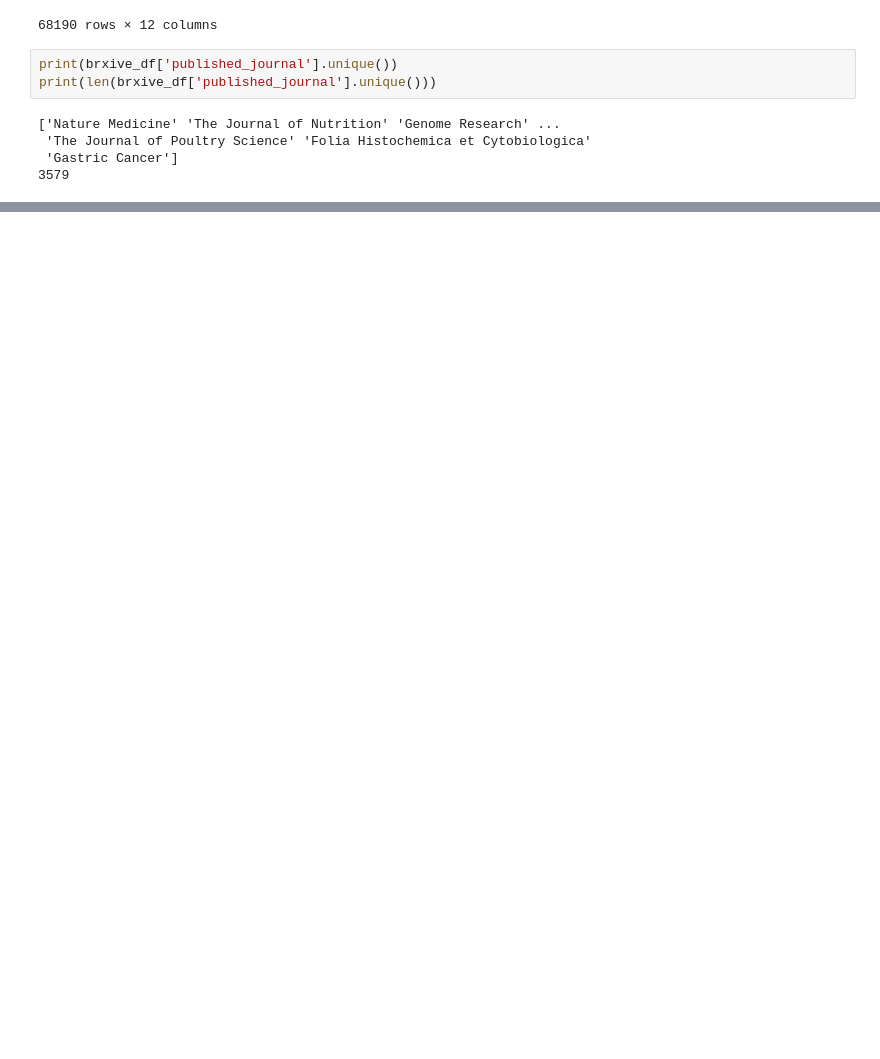
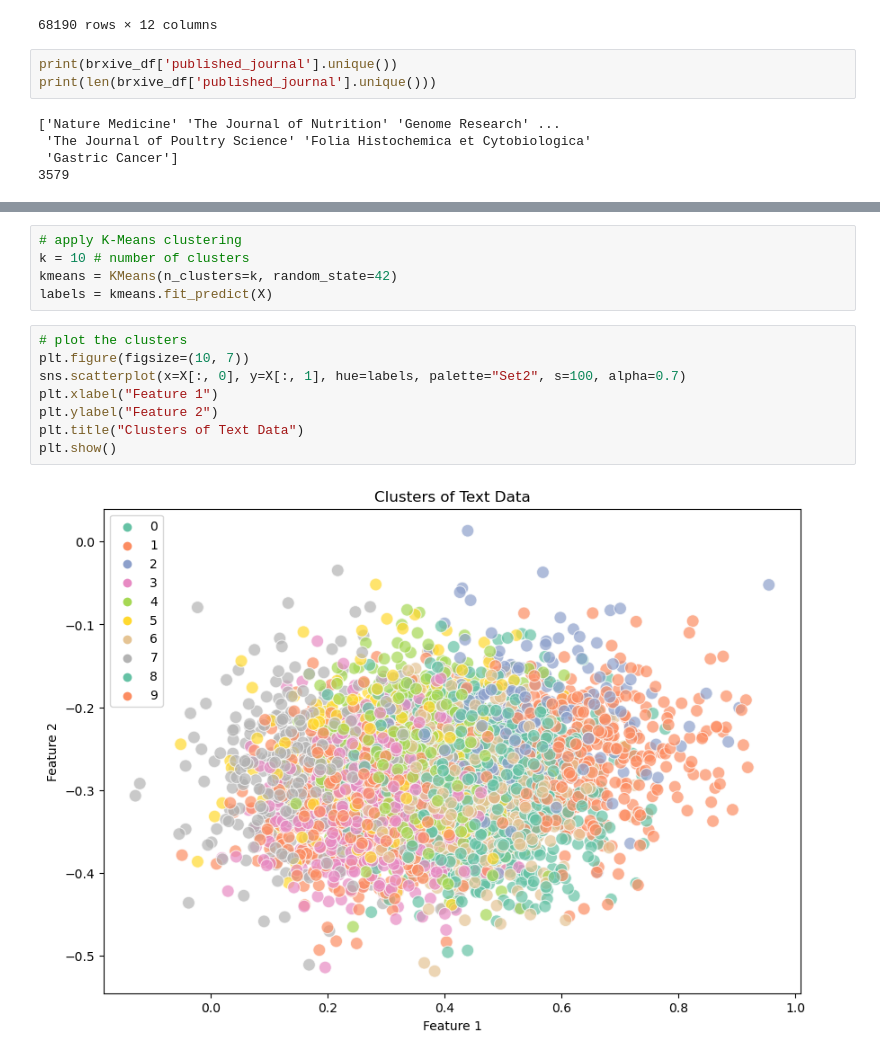
Before and after one commit to hirazh/biorxive, a Jupyter notebook: brxive_analysis.ipynb, the cells around one changed output, grey strips where cells are left out. Cells and saved outputs as stored; diff of their text form; blank space fills up the shorter version.

```diff
--- a/brxive_analysis.ipynb
+++ b/brxive_analysis.ipynb
@@ -70,0 +175,15 @@ brxive_df_powerbi
+# %%
+# apply K-Means clustering
+k = 10 # number of clusters
+kmeans = KMeans(n_clusters=k, random_state=42)
+labels = kmeans.fit_predict(X)
+# %%
+# plot the clusters
+plt.figure(figsize=(10, 7))
+sns.scatterplot(x=X[:, 0], y=X[:, 1], hue=labels, palette="Set2", s=100, alpha=0.7)
+plt.xlabel("Feature 1")
+plt.ylabel("Feature 2")
+plt.title("Clusters of Text Data")
+plt.show()
+# %% [output]
+[figure, added]
```
Also changed, not shown: parts of 13 cells of this notebook.
